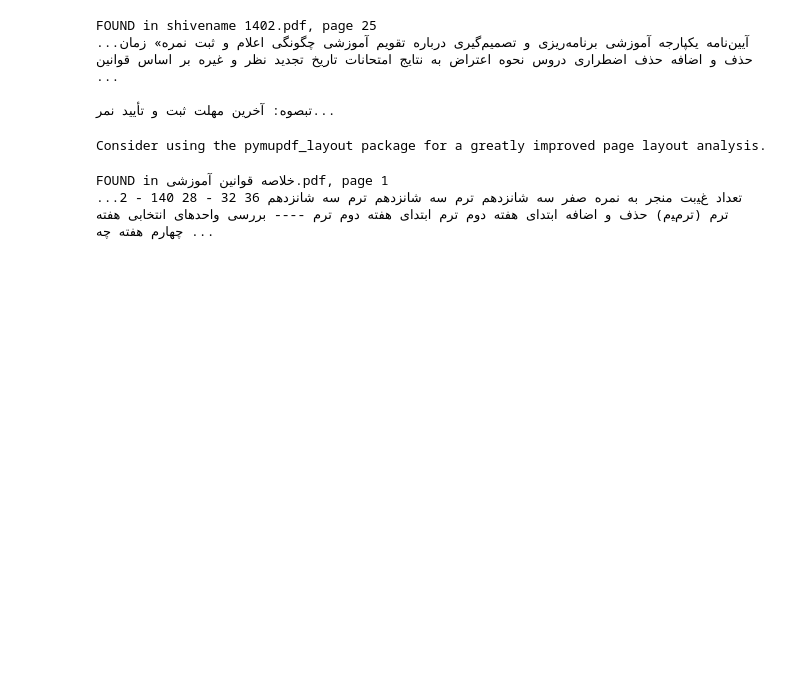
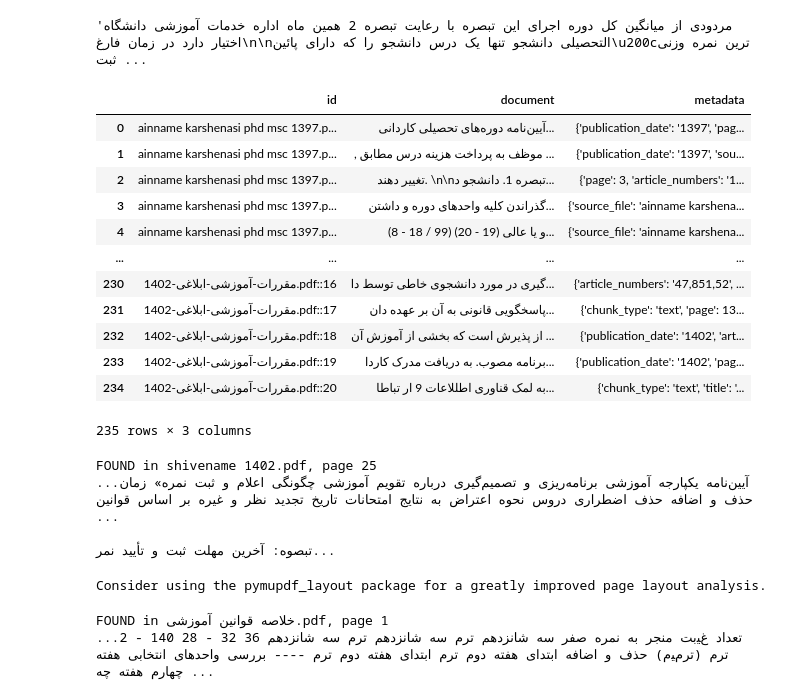
Before and after one commit to AmirAAZ818/ukask, a Jupyter notebook: notebooks/test.ipynb, the cells around one changed output. Drawn from its saved outputs; the diff is of its cells as text; code cells hidden in the pictures; blank space fills up the shorter version.

```diff
--- a/notebooks/test.ipynb
+++ b/notebooks/test.ipynb
@@ -0,0 +7,2 @@
+# %%
+client = store.get_client()
@@ -1 +29,28 @@
+# %%
+client.get_collection(config.COLLECTION_NAME).get()['documents'][10]
+# %% [output]
+'مردودی از میانگین کل دوره اجرای این تبصره با رعایت تبصره 2 همین ماه اداره خدمات آموزشی دانشگاه اختیار دارد در زمان فارغ\n\nالتحصیلی دانشجو تنها یک درس دانشجو را که دارای پائین\u200cترین نمره وزنی ثبت ...
+# %%
+results = client.get_collection(config.COLLECTION_NAME).get()
+df_from_chroma = pd.DataFrame({
+    "id": results["ids"],
+    "document": results["documents"],
+    "metadata": results["metadatas"]
+})
+# %%
+df_from_chroma
+# %% [output]
+|  | id | document | metadata |
+| 0 | ainname karshenasi phd msc 1397.p... | آیین‌نامه دوره‌های تحصیلی کاردانی... | {'publication_date': '1397', 'pag... |
+| 1 | ainname karshenasi phd msc 1397.p... | , موظف به پرداخت هزینه درس مطابق ... | {'publication_date': '1397', 'sou... |
+| 2 | ainname karshenasi phd msc 1397.p... | تغییر دهند. \n\nتبصره 1. دانشجو د... | {'page': 3, 'article_numbers': '1... |
+| 3 | ainname karshenasi phd msc 1397.p... | گذراندن کلیه واحدهای دوره و داشتن... | {'source_file': 'ainname karshena... |
+| 4 | ainname karshenasi phd msc 1397.p... | (8 - 18 / 99) و یا عالی (19 - 20)... | {'source_file': 'ainname karshena... |
+| ... | ... | ... | ... |
+| 230 | مقررات-آموزشی-ابلاغی-1402.pdf::16 | گیری در مورد دانشجوی خاطی توسط دا... | {'article_numbers': '47,851,52', ... |
+| 231 | مقررات-آموزشی-ابلاغی-1402.pdf::17 | پاسخگویی قانونی به آن بر عهده دان... | {'chunk_type': 'text', 'page': 13... |
+| 232 | مقررات-آموزشی-ابلاغی-1402.pdf::18 | از پذیرش است که بخشی از آموزش آن ... | {'publication_date': '1402', 'art... |
+| 233 | مقررات-آموزشی-ابلاغی-1402.pdf::19 | برنامه مصوب. به دریافت مدرک کاردا... | {'publication_date': '1402', 'pag... |
+| 234 | مقررات-آموزشی-ابلاغی-1402.pdf::20 | به لمک قناوری اطللاعات 9 ار تباطا... | {'chunk_type': 'text', 'title': '... |
+235 rows × 3 columns
 # %%
```
Also changed, not shown: parts of 3 cells of this notebook, 13 other files.
